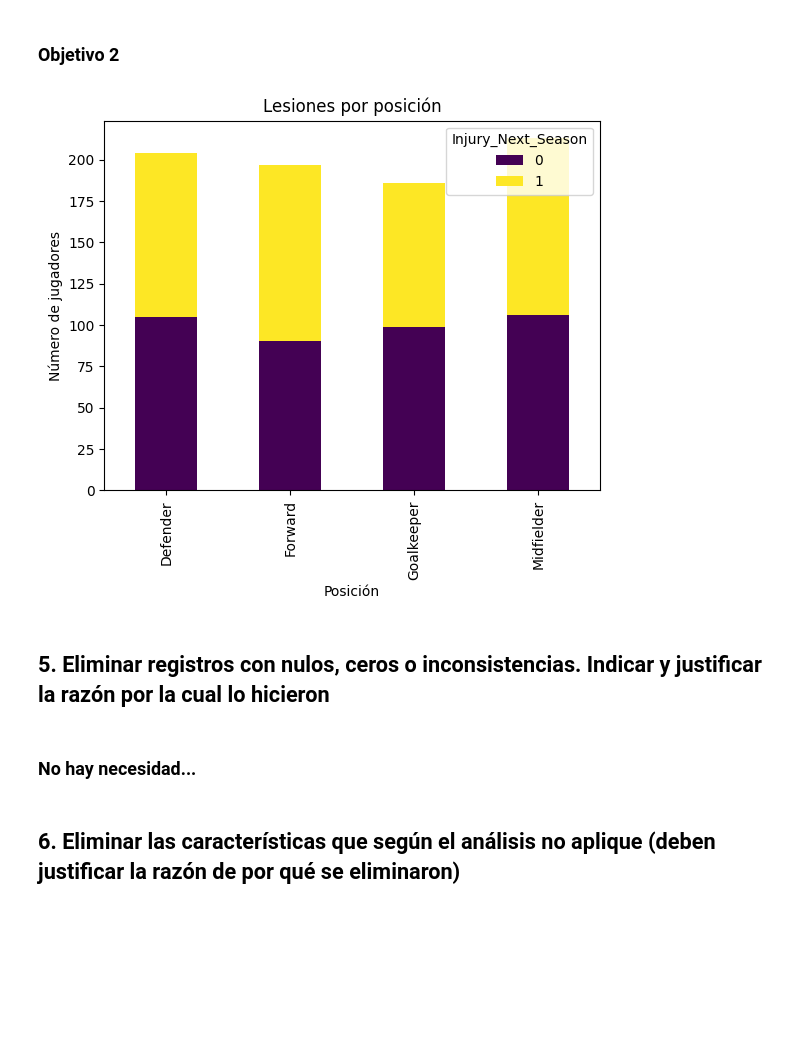
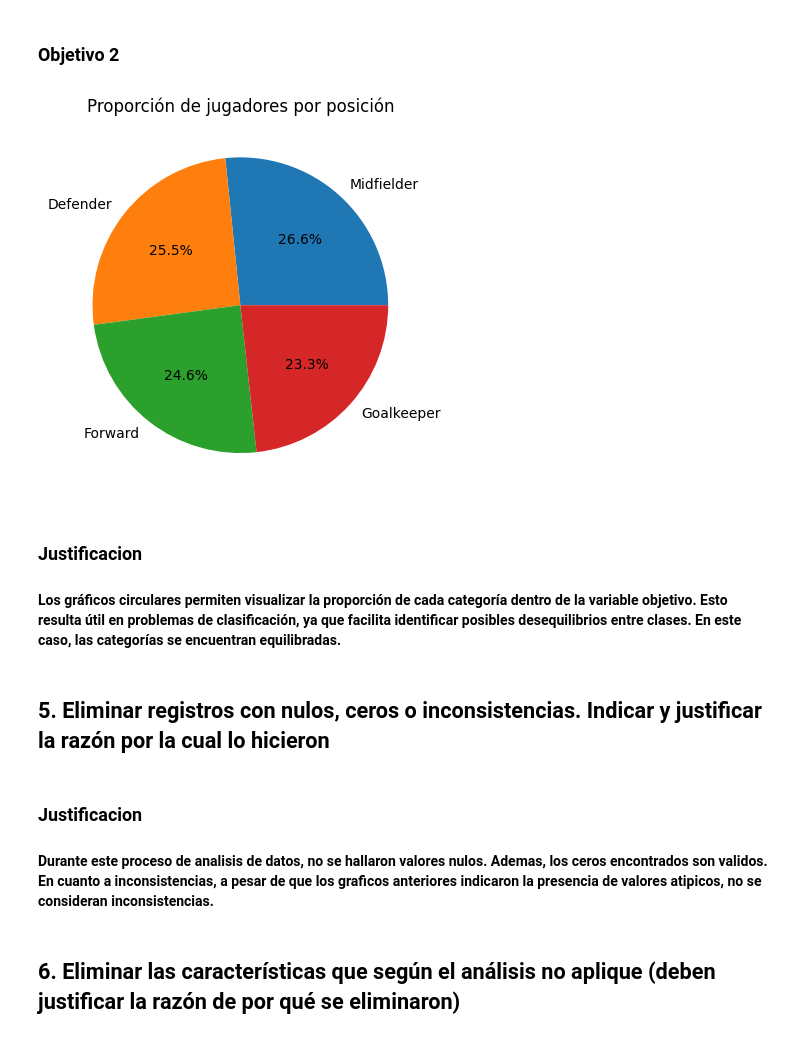
Before and after one commit to samegi/Proyecto4-IA, a Jupyter notebook: EDA/EDA_.ipynb, the cells around one changed output. Saved outputs shown, nothing was run; the diff lists cells and outputs as text; code cells hidden in the pictures; blank space fills up the shorter version.

Commit message:
Se completo el proceso EDA

```diff
--- a/EDA/EDA_.ipynb
+++ b/EDA/EDA_.ipynb
@@ -14,7 +20,7 @@ pd.set_option('display.max_columns', None)
 ### Se hace una revision inicial del dataset, mostrando las columnas y las primeras 5 filas
 # %%
 # Cargar el dataset, cambiar ruta dependiendo de tu ubicación
-ruta = r"C:\Users\mejia\OneDrive\Escritorio\U\5to Semestre\Intro IA\Proyectos\Proyecto4-IA\Datos\data.csv"
+ruta = r"C:\Users\mejia\Desktop\Estudio\IA\Proyecto4-IA\Datos\data.csv"
 df = pd.read_csv(ruta)
 
 # Mostrar las primeras filas
@@ -225,20 +231,22 @@ plt.show()
 # %% [markdown]
 ### Objetivo 2
 # %%
-pd.crosstab(df['Position'], df['Injury_Next_Season']).plot(
-    kind='bar',
-    stacked=True,
-    colormap='viridis'
+df['Position'].value_counts().plot(
+    kind='pie',
+    autopct='%1.1f%%',
+    title='Proporción de jugadores por posición'
 )
-plt.title("Lesiones por posición")
-plt.xlabel("Posición")
-plt.ylabel("Número de jugadores")
+plt.ylabel('')
 plt.show()
 # %% [output]
-[figure, old version]
+[figure, new version]
+# %% [markdown]
+### Justificacion
+#### Los gráficos circulares permiten visualizar la proporción de cada categoría dentro de la variable objetivo. Esto resulta útil en problemas de clasificación, ya que facilita identificar posibles desequilibrios entre clases. En este caso, las categorías se encuentran equilibradas.
 # %% [markdown]
 ## 5. Eliminar registros con nulos, ceros o inconsistencias. Indicar y justificar la razón por la cual lo hicieron
 # %% [markdown]
-### No hay necesidad...
+### Justificacion
+#### Durante este proceso de analisis de datos, no se hallaron valores nulos. Ademas, los ceros encontrados son validos. En cuanto a inconsistencias, a pesar de que los graficos anteriores indicaron la presencia de valores atipicos, no se consideran inconsistencias.
 # %% [markdown]
 ## 6. Eliminar las características que según el análisis no aplique (deben justificar la razón de por qué se eliminaron)
```
Also changed, not shown: parts of 58 cells of this notebook, 1 other file.
